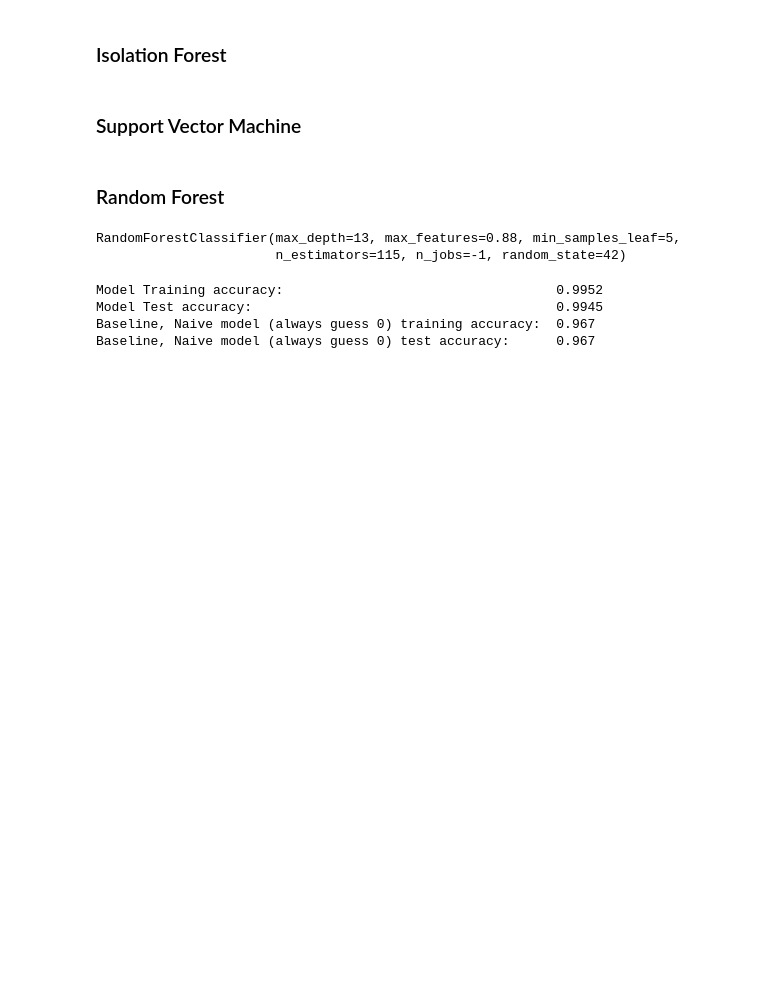
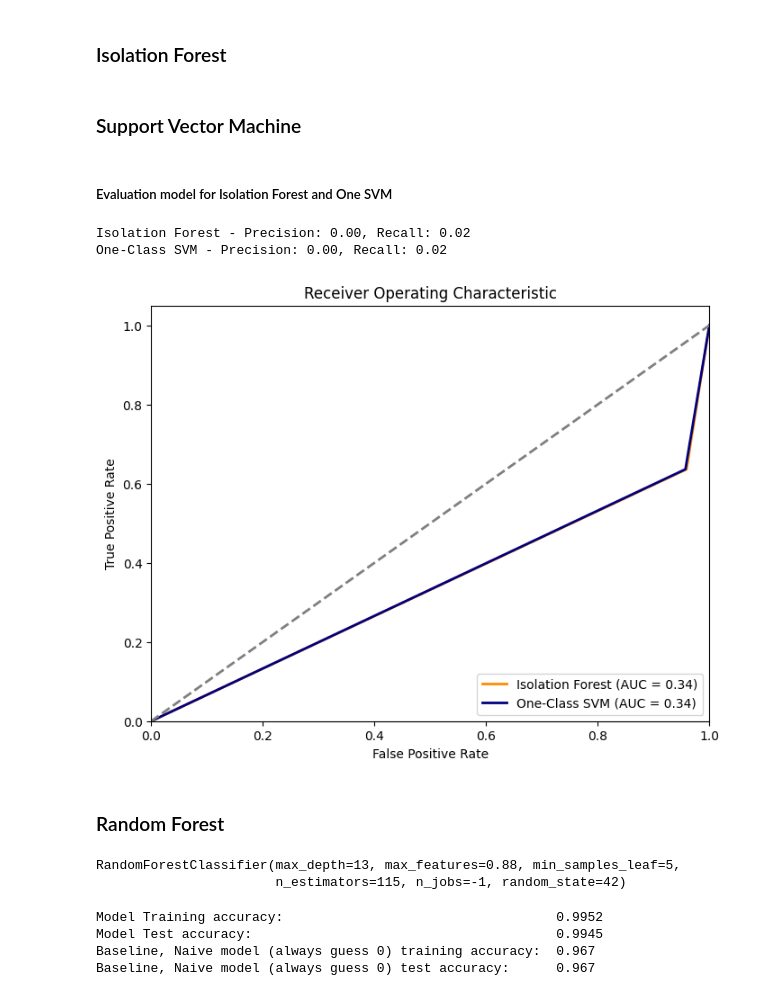
Before and after one commit to ToluAkinlabi/capstone_project_2, a Jupyter notebook: Solution.ipynb, the cells around one changed output. Cells and saved outputs as stored; diff of their text form; code cells hidden in the pictures; blank space fills up the shorter version.

```diff
--- a/Solution.ipynb
+++ b/Solution.ipynb
@@ -102,7 +160,61 @@ X_dummy_test = scaler.transform(X_dummy_test)
 # %% [markdown]
 ### Isolation Forest
+# %%
+# Create an Isolation Forest model
+isolation_forest = IsolationForest(contamination=0.05, random_state=42)
+
+# Fit the model to the training data
+isolation_forest.fit(X_map_train)
+
+# Predict anomalies in the test data
+y_pred_iso = isolation_forest.predict(X_map_test)
 # %% [markdown]
 ### Support Vector Machine
+# %%
+# Create a One-Class SVM model
+one_class_svm = OneClassSVM(nu=0.05)
+
+# Fit the model to the training data (Note: One-Class SVM is an unsupervised method)
+one_class_svm.fit(X_map_train)
+
+# Predict anomalies in the test data
+y_pred_svm = one_class_svm.predict(X_map_test)
+# %% [markdown]
+##### Evaluation model for Isolation Forest and One SVM
+# %%
+# Calculate precision and recall
+precision_iso = precision_score(y_map_test, y_pred_iso, pos_label=-1, average= 'weighted')
+recall_iso = recall_score(y_map_test, y_pred_iso, pos_label=-1, average= 'weighted')
+
+precision_svm = precision_score(y_map_test, y_pred_svm, pos_label=-1, average= 'weighted')
+recall_svm = recall_score(y_map_test, y_pred_svm, pos_label=-1, average= 'weighted')
+
+print(f"Isolation Forest - Precision: {precision_iso:.2f}, Recall: {recall_iso:.2f}")
+print(f"One-Class SVM - Precision: {precision_svm:.2f}, Recall: {recall_svm:.2f}")
+
+# Calculate ROC curve and AUC
+fpr_iso, tpr_iso, _ = roc_curve(y_map_test, y_pred_iso)
+roc_auc_iso = auc(fpr_iso, tpr_iso)
+
+fpr_svm, tpr_svm, _ = roc_curve(y_map_test, y_pred_svm)
+roc_auc_svm = auc(fpr_svm, tpr_svm)
+
+# Plot ROC curves
+plt.figure(figsize=(8, 6))
+plt.plot(fpr_iso, tpr_iso, color='darkorange', lw=2, label=f'Isolation Forest (AUC = {roc_auc_iso:.2f})')
+plt.plot(fpr_svm, tpr_svm, color='navy', lw=2, label=f'One-Class SVM (AUC = {roc_auc_svm:.2f})')
+plt.plot([0, 1], [0, 1], color='gray', lw=2, linestyle='--')
+plt.xlim([0.0, 1.0])
+plt.ylim([0.0, 1.05])
+plt.xlabel('False Positive Rate')
+plt.ylabel('True Positive Rate')
+plt.title('Receiver Operating Characteristic')
+plt.legend(loc='lower right')
+plt.show()
+# %% [output]
+Isolation Forest - Precision: 0.00, Recall: 0.02
+One-Class SVM - Precision: 0.00, Recall: 0.02
+[figure, added]
 # %% [markdown]
 ### Random Forest
 # %%
```
Also changed, not shown: parts of 9 cells of this notebook.
